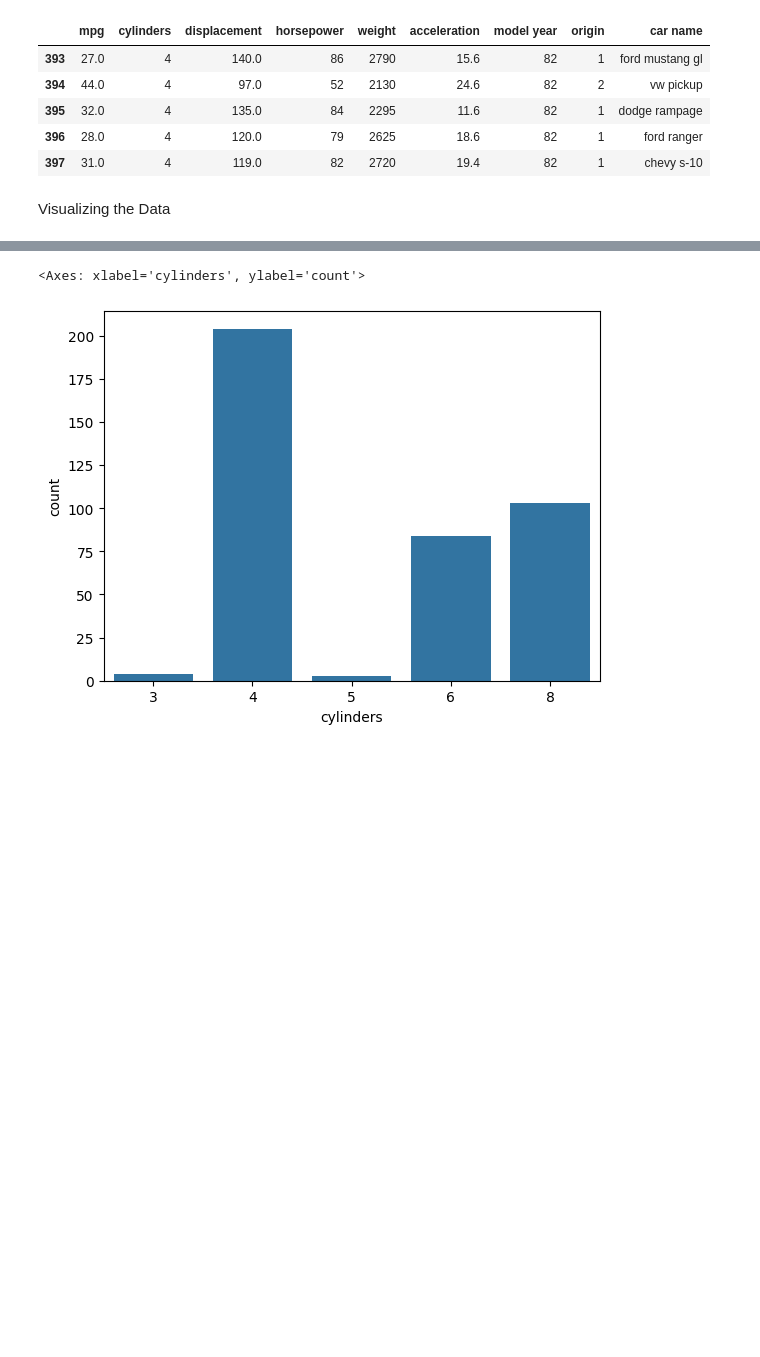
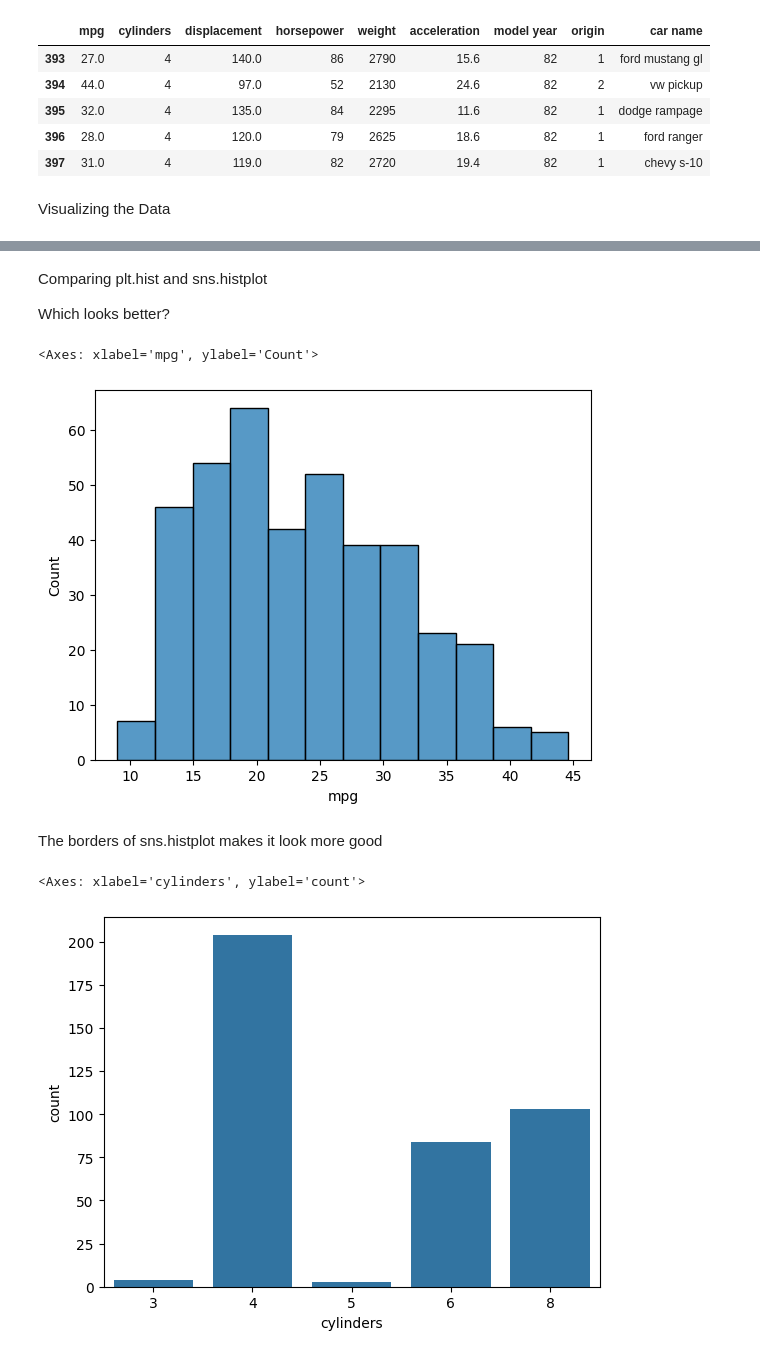
Before and after one commit to web-dev-champ/Auto-mpg, a Jupyter notebook: auto-mpg_EDA.ipynb, the cells around one changed output, grey strips where cells are left out. Saved outputs shown, nothing was run; the diff lists cells and outputs as text; code cells hidden in the pictures; blank space fills up the shorter version.

```diff
--- a/auto-mpg_EDA.ipynb
+++ b/auto-mpg_EDA.ipynb
@@ -85,3 +85,14 @@ plt.hist(data['mpg'])
+# %% [markdown]
+Comparing plt.hist and sns.histplot
+
+Which looks better?
+# %%
+sns.histplot(data['mpg'])
+# %% [output]
+<Axes: xlabel='mpg', ylabel='Count'>
+[figure, added]
+# %% [markdown]
+The borders of sns.histplot makes it look more good
 # %%
 data['cylinders']=pd.Categorical(data['cylinders'])
 # %%
```
Also changed, not shown: parts of 29 cells of this notebook.
